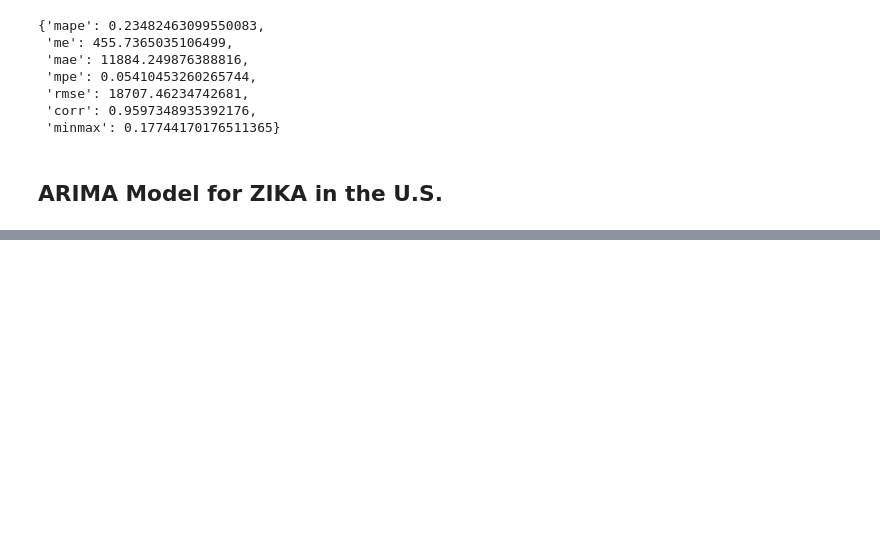
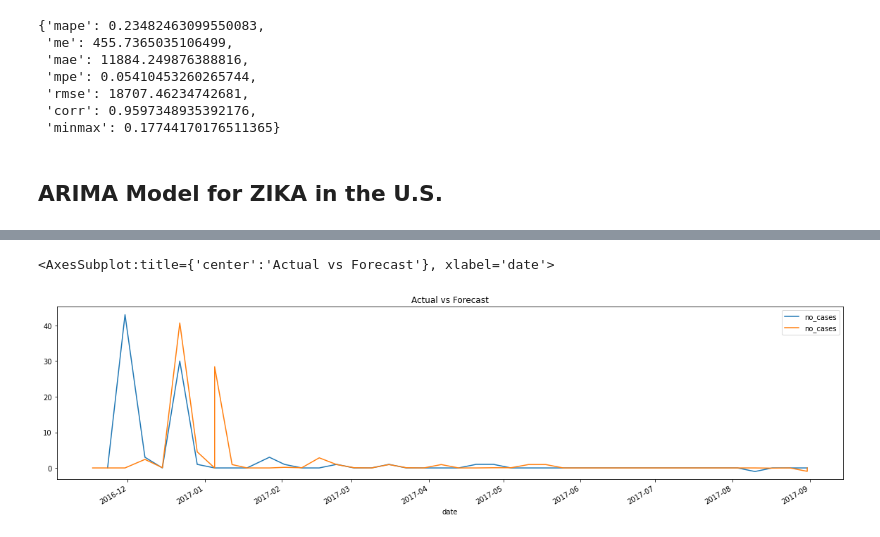
Before and after one commit to manyshapes/Projecting-Cases, a Jupyter notebook: arima_model_for_usa.ipynb, the cells around one changed output, grey strips where cells are left out. Saved outputs shown, nothing was run; the diff lists cells and outputs as text; code cells hidden in the pictures; blank space fills up the shorter version.

```diff
--- a/arima_model_for_usa.ipynb
+++ b/arima_model_for_usa.ipynb
@@ -370,0 +350,11 @@ auto_arimaprediction.plot(y='Predicted',figsize=(20,5),title='Actual vs Forecast
+# %%
+# Checking model fit on train data
+
+trainfitpredict = pd.DataFrame(auto_arima_model.predict_in_sample(), index=train_data.index)
+trainfitpredict.columns = ['no_cases']
+
+ax = train_data.plot(y='no_cases',figsize=(20,5),title='Actual Vs Forecasted')
+trainfitpredict.plot(y='no_cases',figsize=(20,5),title='Actual vs Forecast', ax=ax)
+# %% [output]
+<AxesSubplot:title={'center':'Actual vs Forecast'}, xlabel='date'>
+[figure, added]
```
Also changed, not shown: parts of 8 cells of this notebook.
